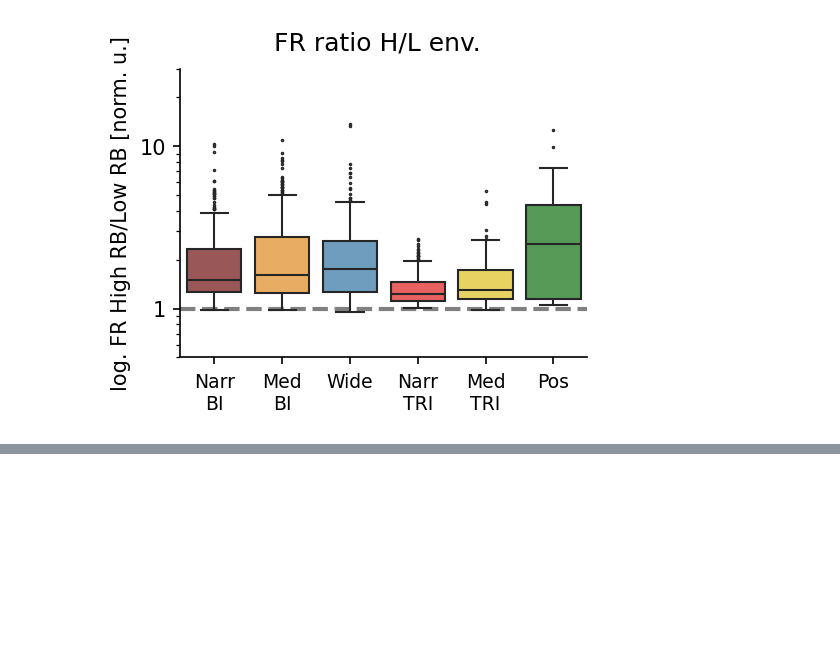
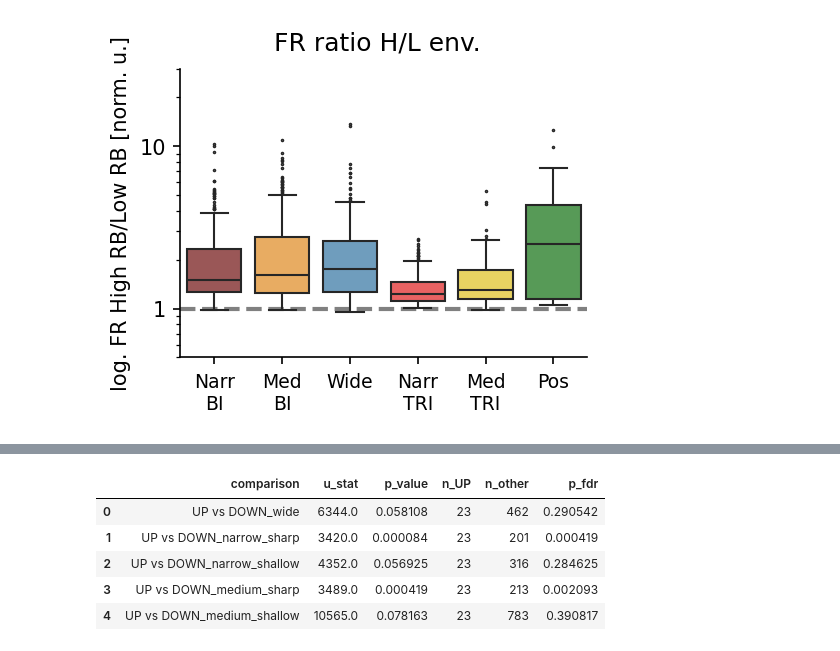
Before and after one commit to NEAM-MFF/Ripples_project, a Jupyter notebook: code/panel_notebooks/F_3_phase_pref.ipynb, the cells around one changed output, grey strips where cells are left out. Saved outputs shown, nothing was run; the diff lists cells and outputs as text; code cells hidden in the pictures; blank space fills up the shorter version.

```diff
--- a/code/panel_notebooks/F_3_phase_pref.ipynb
+++ b/code/panel_notebooks/F_3_phase_pref.ipynb
@@ -582,0 +728,11 @@ plt.close()
+# %%
+results_df['p_fdr'] = multipletests(results_df['p_value'], method='bonferroni')[1]
+
+results_df
+# %% [output]
+|  | comparison | u_stat | p_value | n_UP | n_other | p_fdr |
+| 0 | UP vs DOWN_wide | 6344.0 | 0.058108 | 23 | 462 | 0.290542 |
+| 1 | UP vs DOWN_narrow_sharp | 3420.0 | 0.000084 | 23 | 201 | 0.000419 |
+| 2 | UP vs DOWN_narrow_shallow | 4352.0 | 0.056925 | 23 | 316 | 0.284625 |
+| 3 | UP vs DOWN_medium_sharp | 3489.0 | 0.000419 | 23 | 213 | 0.002093 |
+| 4 | UP vs DOWN_medium_shallow | 10565.0 | 0.078163 | 23 | 783 | 0.390817 |
```
Also changed, not shown: parts of 15 cells of this notebook, 2 other files.
